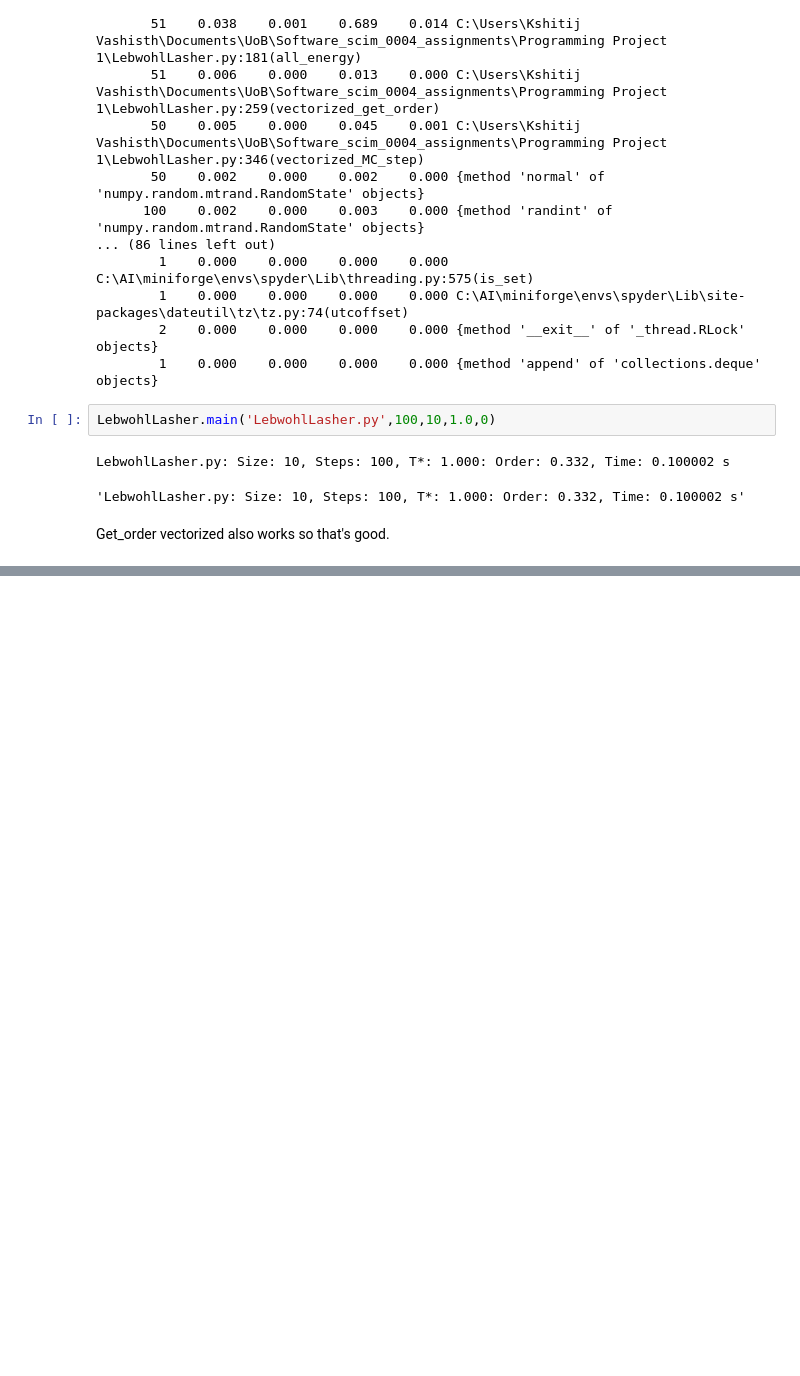
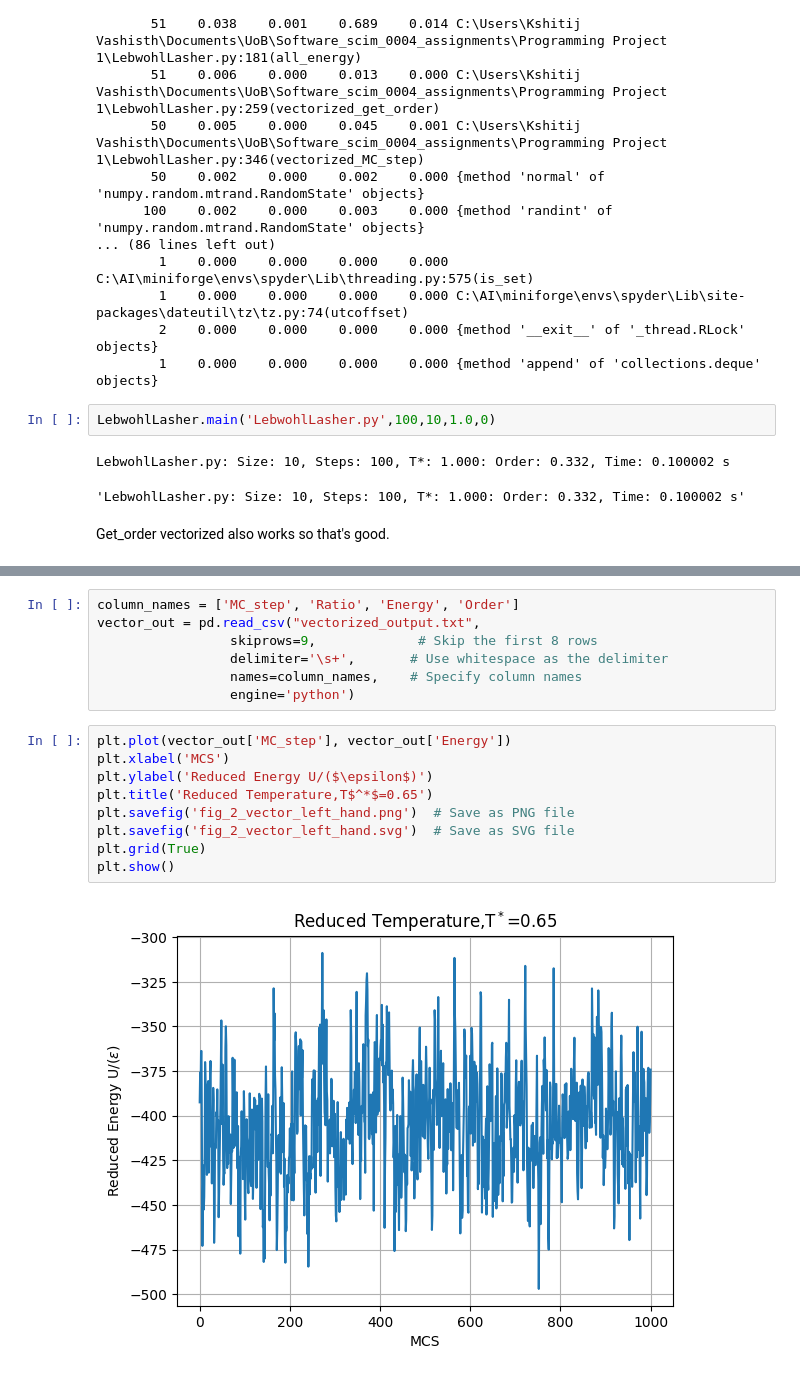
Before and after one commit to KayVeeZ/LebwohlLasher, a Jupyter notebook: testing_notebook.ipynb, the cells around one changed output, grey strips where cells are left out. Cells and saved outputs as stored; diff of their text form; blank space fills up the shorter version.

```diff
--- a/testing_notebook.ipynb
+++ b/testing_notebook.ipynb
@@ -939,0 +996,18 @@ ModuleNotFoundError: No module named 'mpi4py'
+# %%
+column_names = ['MC_step', 'Ratio', 'Energy', 'Order']
+vector_out = pd.read_csv("vectorized_output.txt",
+                 skiprows=9,             # Skip the first 8 rows
+                 delimiter='\s+',       # Use whitespace as the delimiter
+                 names=column_names,    # Specify column names
+                 engine='python')
+# %%
+plt.plot(vector_out['MC_step'], vector_out['Energy'])
+plt.xlabel('MCS')
+plt.ylabel('Reduced Energy U/($\epsilon$)')
+plt.title('Reduced Temperature,T$^*$=0.65')
+plt.savefig('fig_2_vector_left_hand.png')  # Save as PNG file
+plt.savefig('fig_2_vector_left_hand.svg')  # Save as SVG file
+plt.grid(True)
+plt.show()
+# %% [output]
+[figure, added]
```
Also changed, not shown: parts of 16 cells of this notebook, 25 other files.
